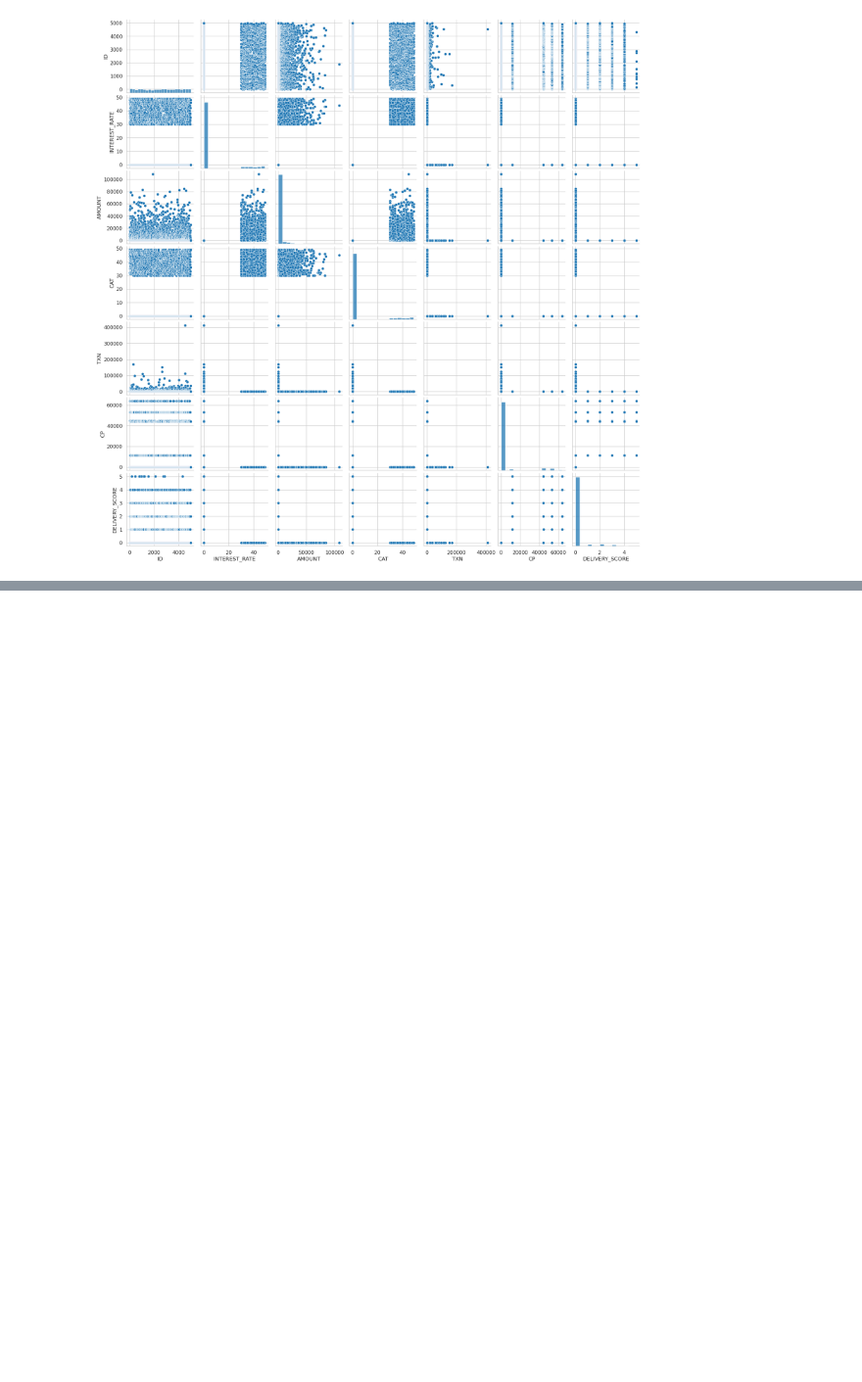
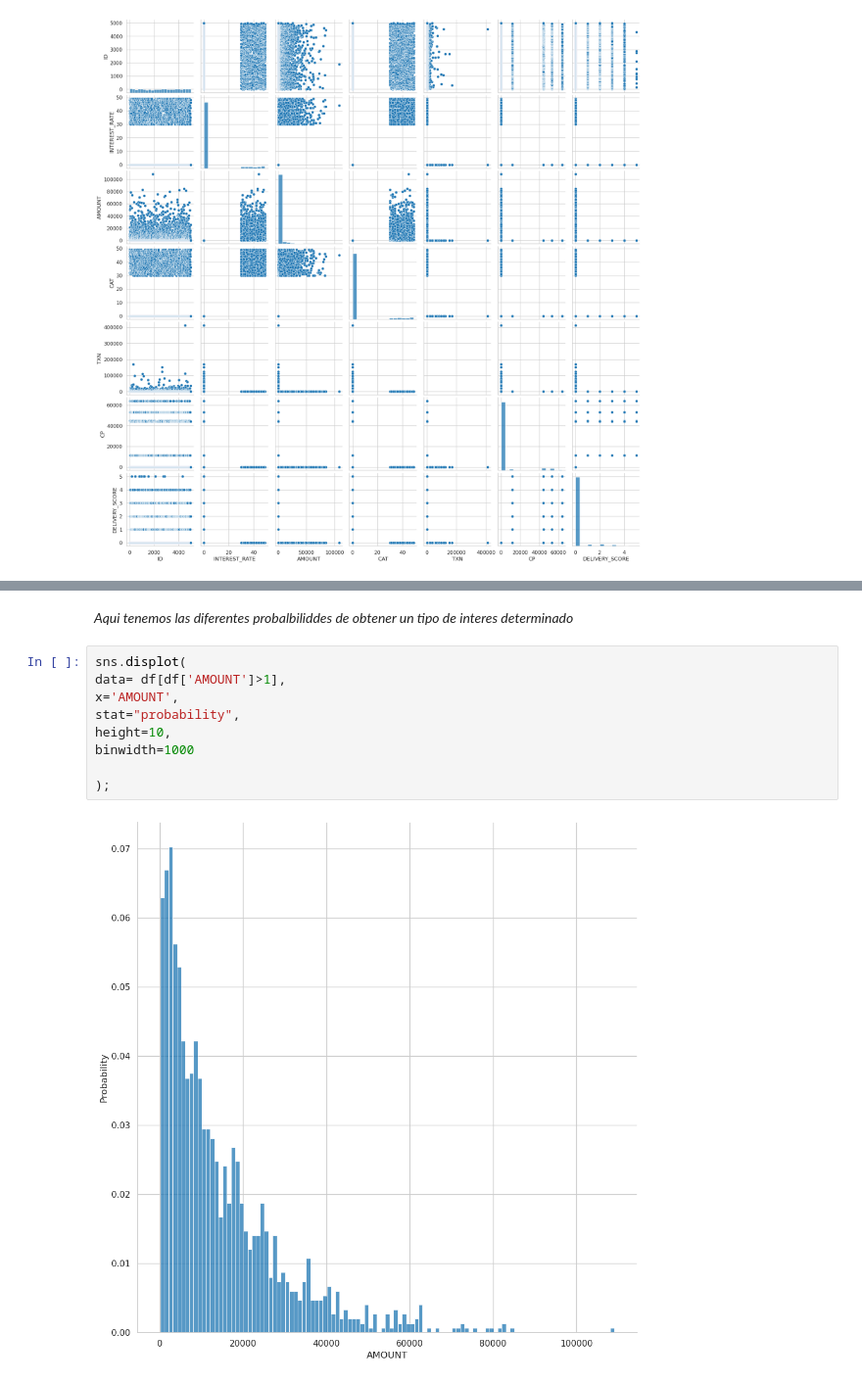
Before and after one commit to AstinSeverino/BI_analyst, a Jupyter notebook: BI_analyst/notebooks/main.ipynb, the cells around one changed output, grey strips where cells are left out. Shown at 98% size. Saved outputs shown, nothing was run; the diff lists cells and outputs as text; blank space fills up the shorter version.

```diff
--- a/BI_analyst/notebooks/main.ipynb
+++ b/BI_analyst/notebooks/main.ipynb
@@ -712,0 +707,13 @@ df.corr()
+# %% [markdown]
+*Aqui tenemos las diferentes probalbiliddes de obtener un tipo de interes determinado*
+# %%
+sns.displot(
+data= df[df['AMOUNT']>1],
+x='AMOUNT',
+stat="probability",
+height=10,
+binwidth=1000
+
+);
+# %% [output]
+[figure, added]
```
Also changed, not shown: parts of 28 cells of this notebook, 1 other file.
